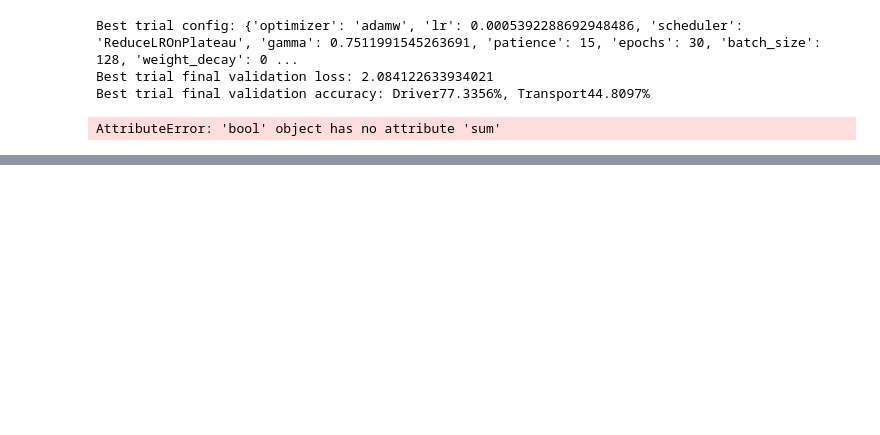
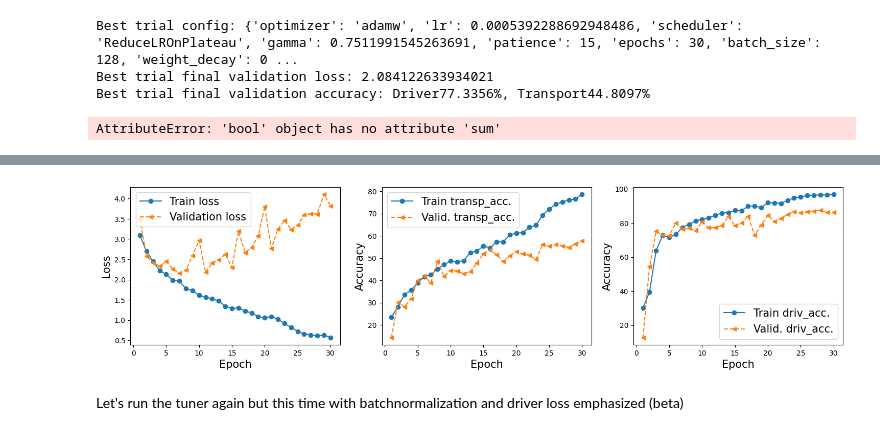
Before and after one commit to EsosaOrumwese/Msc_Research_Project_Multi-Task-Learning_CNN-GRU-biLSTM, a Jupyter notebook: hyperparam_test_MultiTaskModel.ipynb, the cells around one changed output, grey strips where cells are left out. Drawn from its saved outputs; the diff is of its cells as text; code cells hidden in the pictures; blank space fills up the shorter version.

```diff
--- a/hyperparam_test_MultiTaskModel.ipynb
+++ b/hyperparam_test_MultiTaskModel.ipynb
@@ -228,0 +294,13 @@ hist = engine.train_validation(train_dl, valid_dl, epochs=2, save_path=None)
+# %%
+criterion_driver = nn.CrossEntropyLoss(weight=class_weights_dr)
+criterion_transport = nn.CrossEntropyLoss(weight=class_weights_tr)
+model = MultitaskModel(input_size=6,hidden_size=1024, num_layers=1, dropout=0.6409051706390204)
+optimizer = optim.AdamW(model.parameters(), lr=0.0005392288692948486, weight_decay=0.0422480267454383)
+scheduler = optim.lr_scheduler.ReduceLROnPlateau(optimizer, factor=0.13618183112843046, patience=15)
+device = torch.device("cuda" if torch.cuda.is_available() else "cpu")
+
+model = model.to(device)
+# %%
+engine = MTL_engine(model, optimizer, scheduler, criterion_driver, criterion_transport, device)
+# %%
+hist = engine.train_validation(train_dl, valid_dl, epochs=30, save_path=None)
@@ -228,0 +327,6 @@ hist = engine.train_validation(train_dl, valid_dl, epochs=2, save_path=None)
+# %%
+MTL_plot().plot_history(hist)
+# %% [output]
+[figure, added]
+# %% [markdown]
+Let's run the tuner again but this time with batchnormalization and driver loss emphasized (beta)
```
Also changed, not shown: parts of 27 cells of this notebook, 2 other files.
